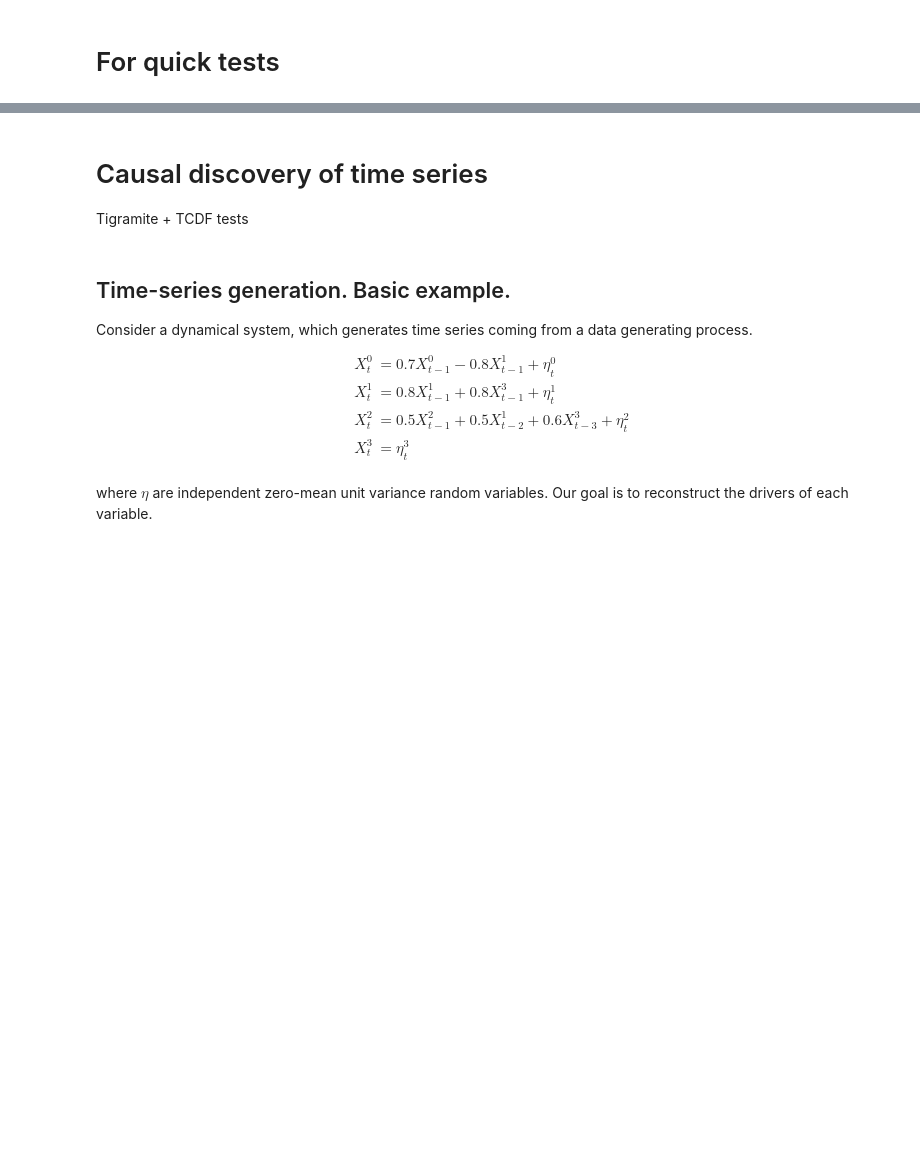
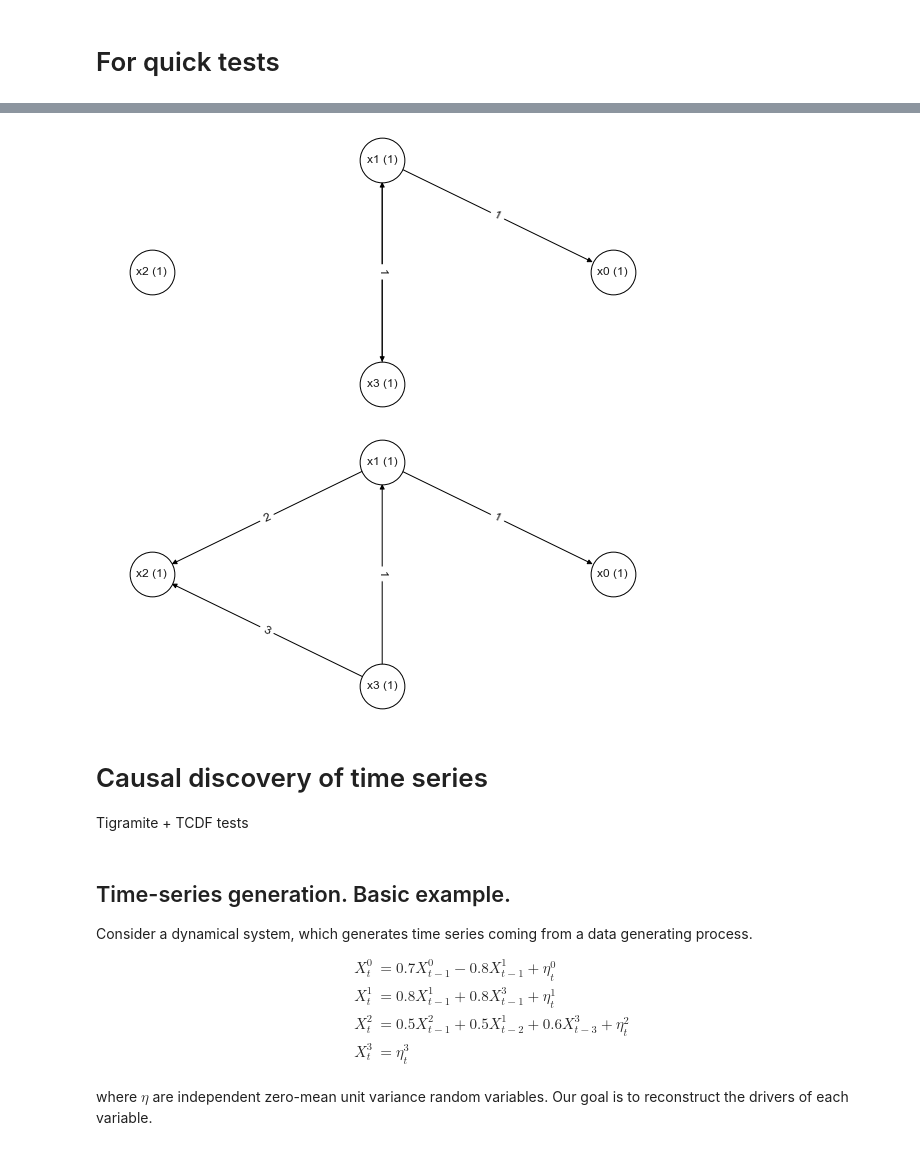
Before and after one commit to sataset/TCDF-mod, a Jupyter notebook: jupyter-notebooks/TCDF-mod-test.ipynb, the cells around one changed output, grey strips where cells are left out. Saved outputs shown, nothing was run; the diff lists cells and outputs as text; code cells hidden in the pictures; blank space fills up the shorter version.

```diff
--- a/jupyter-notebooks/TCDF-mod-test.ipynb
+++ b/jupyter-notebooks/TCDF-mod-test.ipynb
@@ -59,6 +80,9 @@ Potential causes: [0, 1]
 # %%
 TCDF_solver.plot_graph(ground_truth=dataset_gt)
-TCDF_solver.visualize_weights(targets='x0', pointwise=True, attention_scores=True)
+# TCDF_solver.visualize_weights(targets='x0', pointwise=True, attention_scores=True)
+# %% [output]
+[figure, added]
+[figure, added]
 # %% [markdown]
 # Causal discovery of time series
 
```
Also changed, not shown: parts of 22 cells of this notebook.
